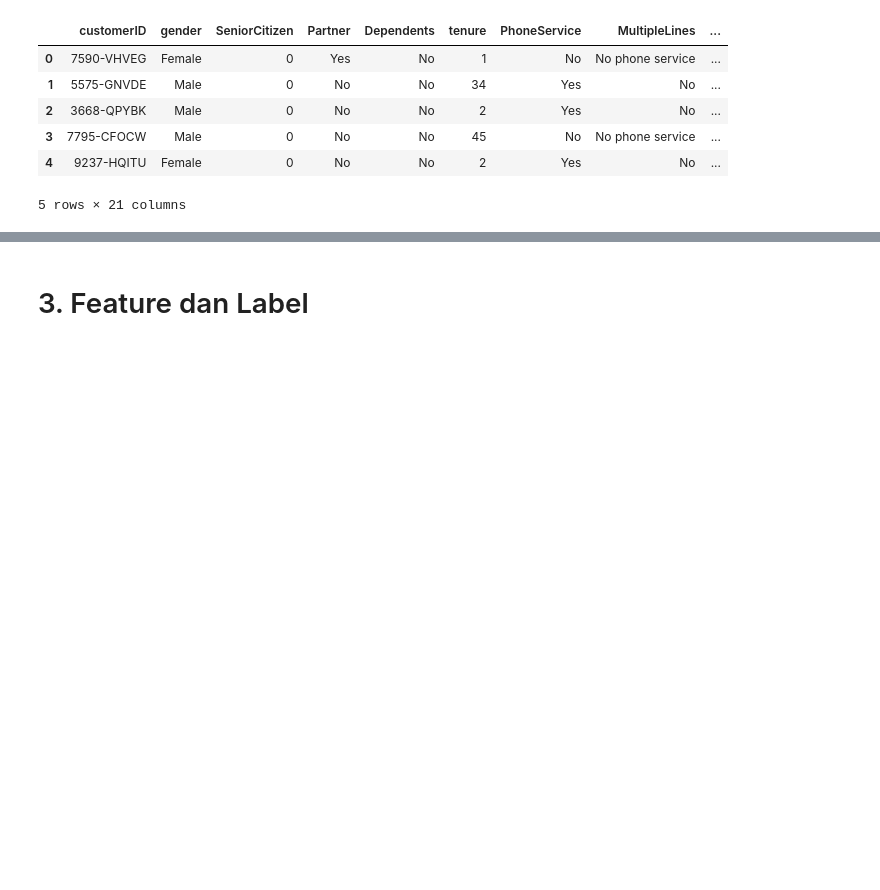
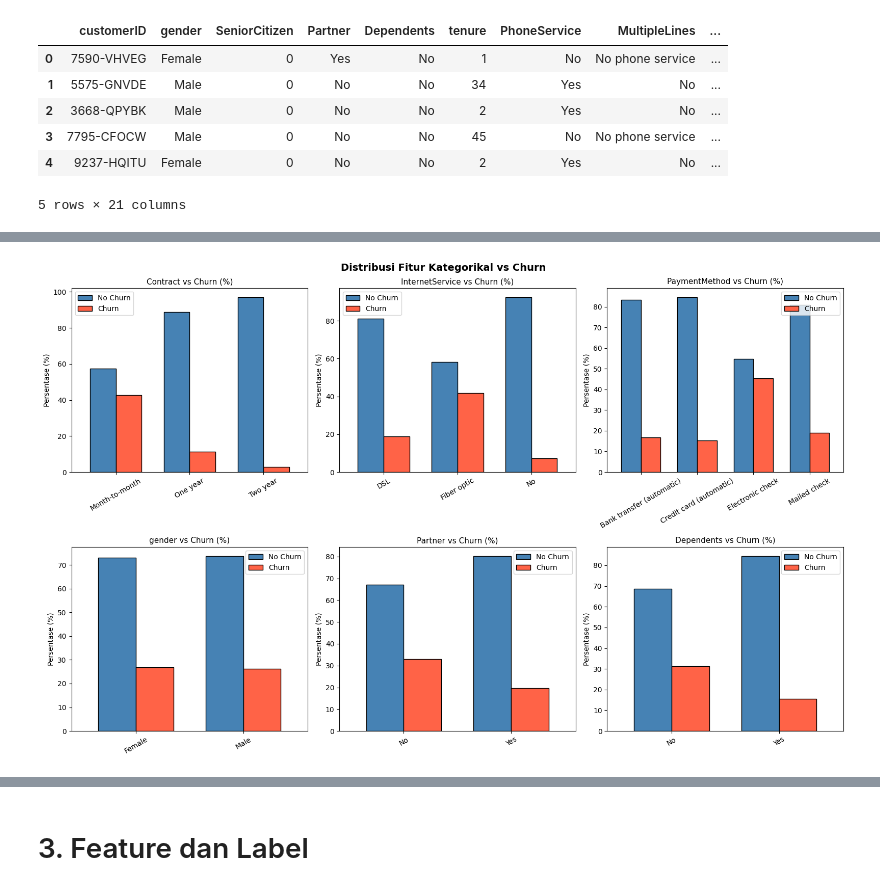
Before and after one commit to Qorrykharismayani/Tugas-Besar-Machine-Learning, a Jupyter notebook: notebooks/model_rf.ipynb, the cells around one changed output, grey strips where cells are left out. Drawn from its saved outputs; the diff is of its cells as text; code cells hidden in the pictures; blank space fills up the shorter version.

```diff
--- a/notebooks/model_rf.ipynb
+++ b/notebooks/model_rf.ipynb
@@ -68,0 +184,25 @@ Name: proportion, dtype: float64
+# %%
+cat_cols_viz = ['Contract', 'InternetService', 'PaymentMethod',
+                'gender', 'Partner', 'Dependents']
+
+fig, axes = plt.subplots(2, 3, figsize=(16, 10))
+axes = axes.flatten()
+
+for i, col in enumerate(cat_cols_viz):
+    ct = pd.crosstab(df[col], df['Churn'], normalize='index') * 100
+    ct.plot(
+        kind='bar', ax=axes[i],
+        color=['steelblue', 'tomato'],
+        edgecolor='black', width=0.7
+    )
+    axes[i].set_title(f'{col} vs Churn (%)', fontsize=11)
+    axes[i].set_xlabel('')
+    axes[i].set_ylabel('Persentase (%)')
+    axes[i].legend(['No Churn', 'Churn'])
+    axes[i].tick_params(axis='x', rotation=30)
+
+plt.suptitle('Distribusi Fitur Kategorikal vs Churn', fontsize=14, fontweight='bold')
+plt.tight_layout()
+plt.show()
+# %% [output]
+[figure, added]
```
Also changed, not shown: parts of 7 cells of this notebook.
